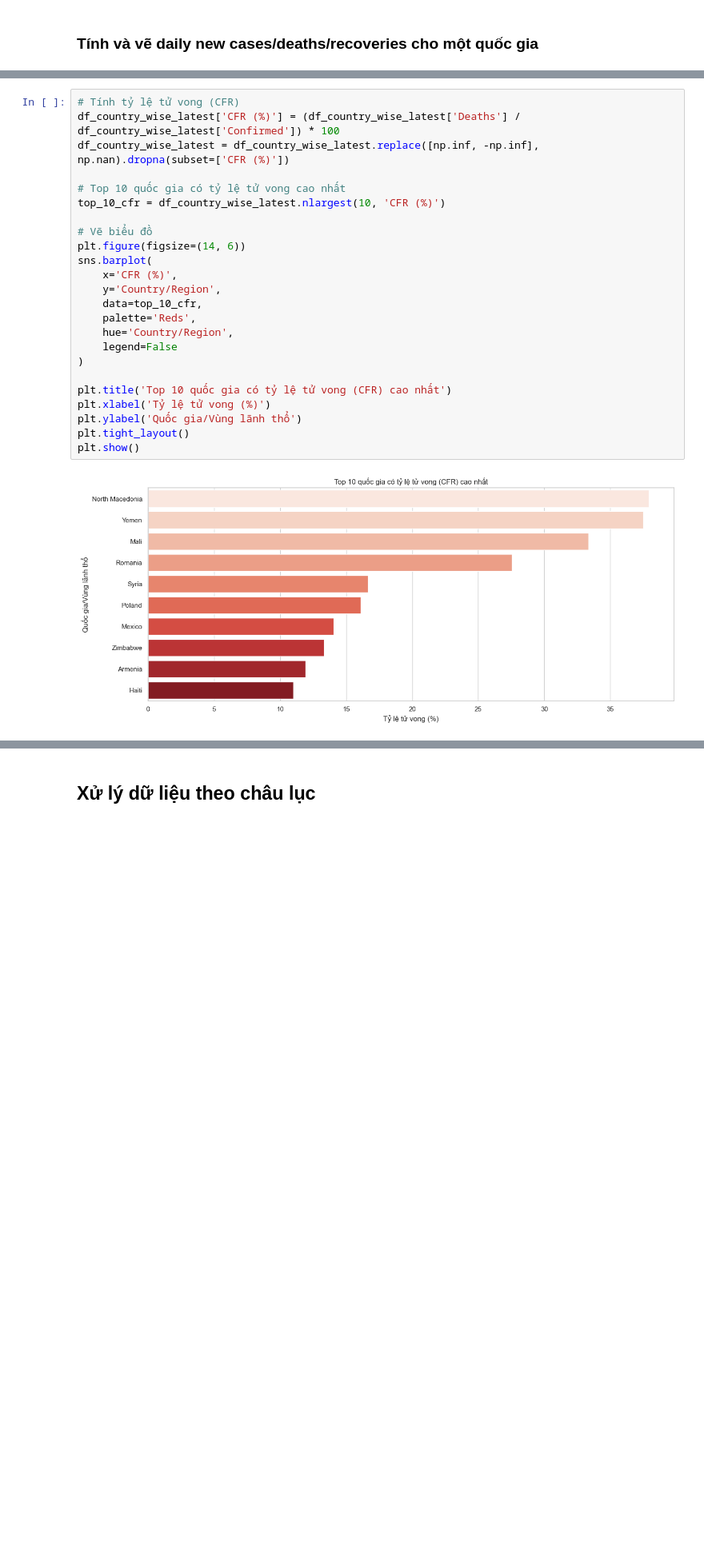
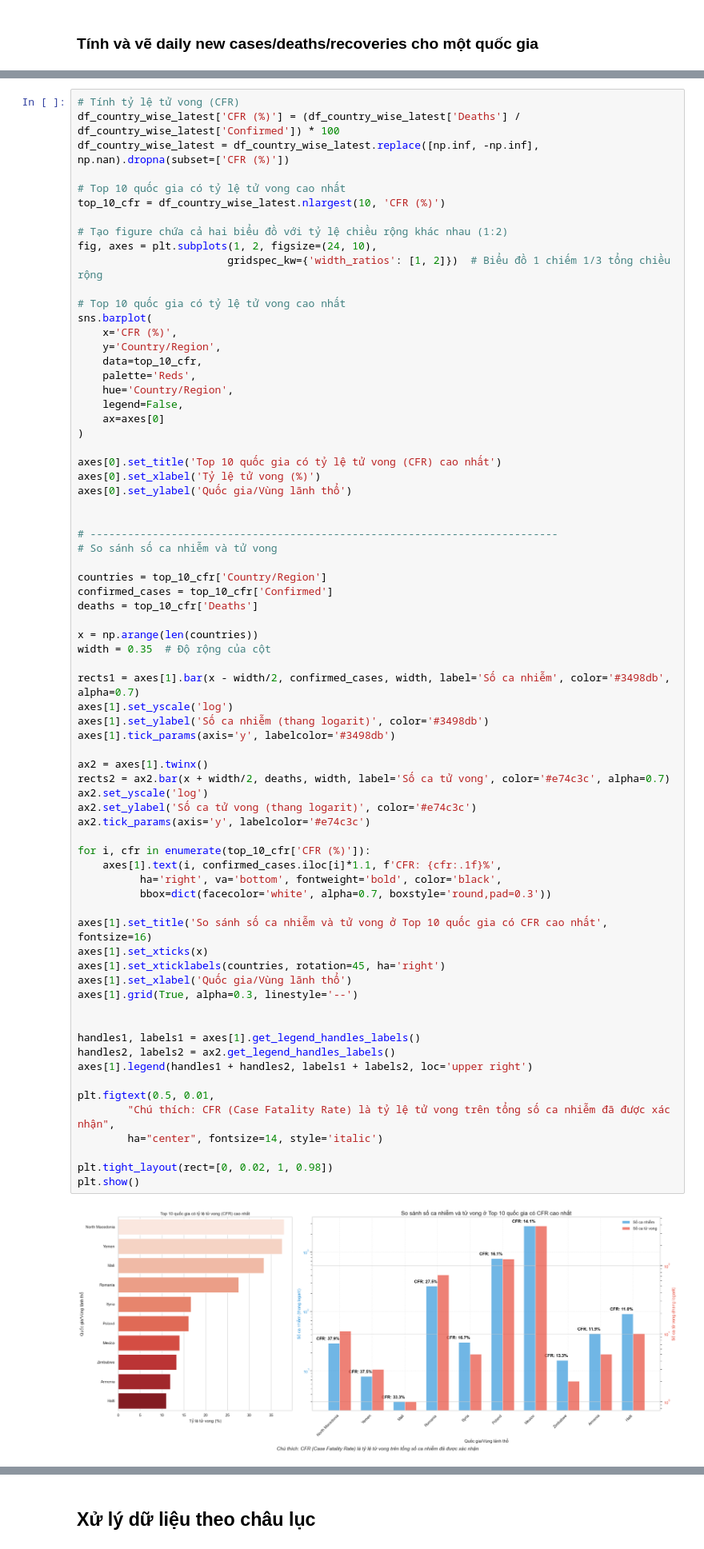
Before and after one commit to nguyentuongbachhy/Data-Visualization-with-Python, a Jupyter notebook: src/data_visualization_Deng.ipynb, the cells around one changed output, grey strips where cells are left out. Shown at 80% size. Drawn from its saved outputs; the diff is of its cells as text; blank space fills up the shorter version.

```diff
--- a/src/data_visualization_Deng.ipynb
+++ b/src/data_visualization_Deng.ipynb
@@ -598,26 +597,73 @@ plt.show()
 # %%
 # Tính tỷ lệ tử vong (CFR)
 df_country_wise_latest['CFR (%)'] = (df_country_wise_latest['Deaths'] / df_country_wise_latest['Confirmed']) * 100
 df_country_wise_latest = df_country_wise_latest.replace([np.inf, -np.inf], np.nan).dropna(subset=['CFR (%)'])
 
 # Top 10 quốc gia có tỷ lệ tử vong cao nhất
 top_10_cfr = df_country_wise_latest.nlargest(10, 'CFR (%)')
 
-# Vẽ biểu đồ
-plt.figure(figsize=(14, 6))
+# Tạo figure chứa cả hai biểu đồ với tỷ lệ chiều rộng khác nhau (1:2)
+fig, axes = plt.subplots(1, 2, figsize=(24, 10),
+                        gridspec_kw={'width_ratios': [1, 2]})  # Biểu đồ 1 chiếm 1/3 tổng chiều rộng
+
+# Top 10 quốc gia có tỷ lệ tử vong cao nhất
 sns.barplot(
     x='CFR (%)',
     y='Country/Region',
     data=top_10_cfr,
     palette='Reds',
     hue='Country/Region',
-    legend=False
+    legend=False,
+    ax=axes[0]
 )
 
-plt.title('Top 10 quốc gia có tỷ lệ tử vong (CFR) cao nhất')
-plt.xlabel('Tỷ lệ tử vong (%)')
-plt.ylabel('Quốc gia/Vùng lãnh thổ')
-plt.tight_layout()
+axes[0].set_title('Top 10 quốc gia có tỷ lệ tử vong (CFR) cao nhất')
+axes[0].set_xlabel('Tỷ lệ tử vong (%)')
+axes[0].set_ylabel('Quốc gia/Vùng lãnh thổ')
+
+
+# ---------------------------------------------------------------------------
+# So sánh số ca nhiễm và tử vong
+
+countries = top_10_cfr['Country/Region']
+confirmed_cases = top_10_cfr['Confirmed']
+deaths = top_10_cfr['Deaths']
+
+x = np.arange(len(countries))
+width = 0.35  # Độ rộng của cột
+
+rects1 = axes[1].bar(x - width/2, confirmed_cases, width, label='Số ca nhiễm', color='#3498db', alpha=0.7)
+axes[1].set_yscale('log')
+axes[1].set_ylabel('Số ca nhiễm (thang logarit)', color='#3498db')
+axes[1].tick_params(axis='y', labelcolor='#3498db')
+
+ax2 = axes[1].twinx()
+rects2 = ax2.bar(x + width/2, deaths, width, label='Số ca tử vong', color='#e74c3c', alpha=0.7)
+ax2.set_yscale('log')
+ax2.set_ylabel('Số ca tử vong (thang logarit)', color='#e74c3c')
+ax2.tick_params(axis='y', labelcolor='#e74c3c')
+
+for i, cfr in enumerate(top_10_cfr['CFR (%)']):
+    axes[1].text(i, confirmed_cases.iloc[i]*1.1, f'CFR: {cfr:.1f}%',
+          ha='right', va='bottom', fontweight='bold', color='black',
+          bbox=dict(facecolor='white', alpha=0.7, boxstyle='round,pad=0.3'))
+
+axes[1].set_title('So sánh số ca nhiễm và tử vong ở Top 10 quốc gia có CFR cao nhất', fontsize=16)
+axes[1].set_xticks(x)
+axes[1].set_xticklabels(countries, rotation=45, ha='right')
+axes[1].set_xlabel('Quốc gia/Vùng lãnh thổ')
+axes[1].grid(True, alpha=0.3, linestyle='--')
+
+
+handles1, labels1 = axes[1].get_legend_handles_labels()
+handles2, labels2 = ax2.get_legend_handles_labels()
+axes[1].legend(handles1 + handles2, labels1 + labels2, loc='upper right')
+
+plt.figtext(0.5, 0.01,
+        "Chú thích: CFR (Case Fatality Rate) là tỷ lệ tử vong trên tổng số ca nhiễm đã được xác nhận",
+        ha="center", fontsize=14, style='italic')
+
+plt.tight_layout(rect=[0, 0.02, 1, 0.98])
 plt.show()
 # %% [output]
-[figure, old version]
+[figure, new version]
```
Also changed, not shown: parts of 6 cells of this notebook.
